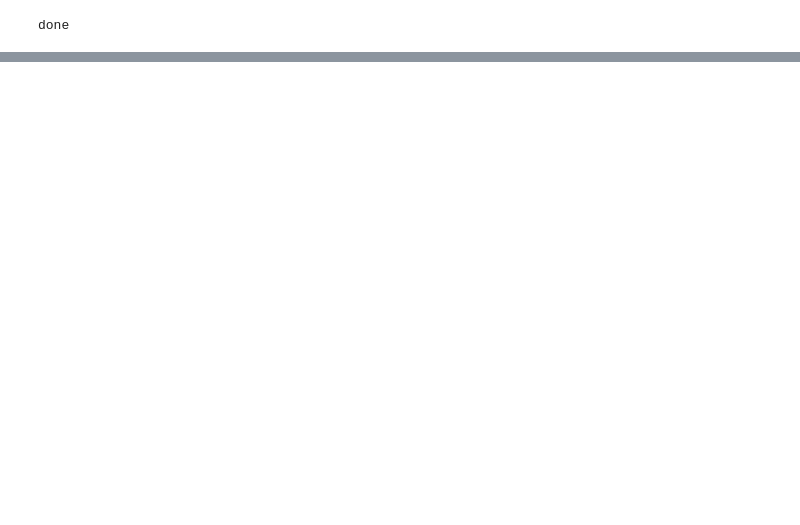
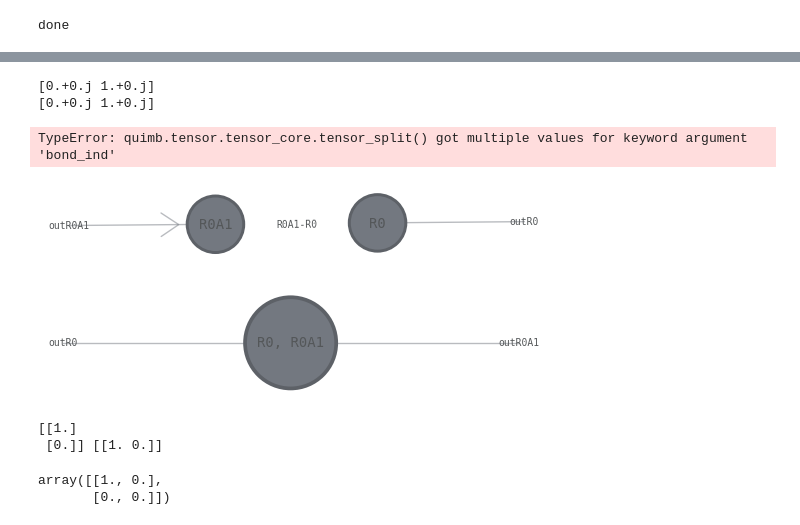
Before and after one commit to quantum-brutus/Tensor_Networks_topology, a Jupyter notebook: swap_gate.ipynb, the cells around one changed output, grey strips where cells are left out. Drawn from its saved outputs; the diff is of its cells as text; code cells hidden in the pictures; blank space fills up the shorter version.

```diff
--- a/swap_gate.ipynb
+++ b/swap_gate.ipynb
@@ -269,0 +803,66 @@ print(list(reversed(Lr[i:])))
+# %%
+import quimb as qu
+import quimb.tensor as qtn
+import numpy as np
+
+# Define tensors
+T1 = qtn.Tensor(data=np.array([0, 1],dtype=complex), inds=['outR0'], tags=['R0'])
+T2 = qtn.Tensor(data=np.array([0, 1],dtype=complex), inds=['outR0A1'], tags=['R0A1'])
+
+# Create a network
+net = qtn.TensorNetwork([T1, T2])
+print(net.tensor_map[1].data)
+print(net.tensor_map[1].data)
+
+# Define a CNOT gate
+# cnot = qu.CNOT()
+
+# Apply the gate
+qtn.tensor_network_gate_inds(self=net,
+    G=np.array([[1,0,0,0],[0,1,0,0],[0,0,1,0],[0,0,0,1]],dtype=float),
+    inds=['outR0', 'outR0A1'],
+    contract='split-gate',
+    inplace = True,
+    bond_ind = 'test'
+    # compress_opts = {'method':'svd','absorb':'right','outR0-outR0A1':'bond_ind','left_inds':'outT1'}
+)
+
+net.draw(show_tags=True, show_inds='all',iterations=100, k=4)
+# print(net.tensor_map[1].data)
+
+
+# T1b = qtn.Tensor(data=np.array([0, 1]), inds=['outR0'], tags=['R0'])
+# T2b = qtn.Tensor(data=np.array([0, 1]), inds=['outR0A1'], tags=['R0A1'])
+
+# netb = qtn.TensorNetwork([T1b, T2b])
+
+# fnet = net & netb
+# fnet.draw(show_tags=True, show_inds='all',iterations=100, k=4)
+
+# fnet.contract()
+
+
+# net5 = circ.psi.reindex_({'k0':'outR0','k1':'outR0A1'})
+# net5.draw(show_tags=True, show_inds='all',iterations=100, k=4)
+
+# fnet = Tree3.network & net5
+# fnet.contract()
+# %% [output]
+[0.+0.j 1.+0.j]
+[0.+0.j 1.+0.j]
+TypeError: quimb.tensor.tensor_core.tensor_split() got multiple values for keyword argument 'bond_ind'
+# %%
+Tree3.draw()
+net.draw()
+new_net = Tree3.network & net
+# new_net.draw()
+# new_net.contract()
+print(Tree3.network.tensor_map[0].data,Tree3.network.tensor_map[1].data)
+Tree3.network.contract().data
+# %% [output]
+[figure, added]
+[figure, added]
+[[1.]
+ [0.]] [[1. 0.]]
+array([[1., 0.],
+       [0., 0.]])
```
Also changed, not shown: parts of 11 cells of this notebook.
